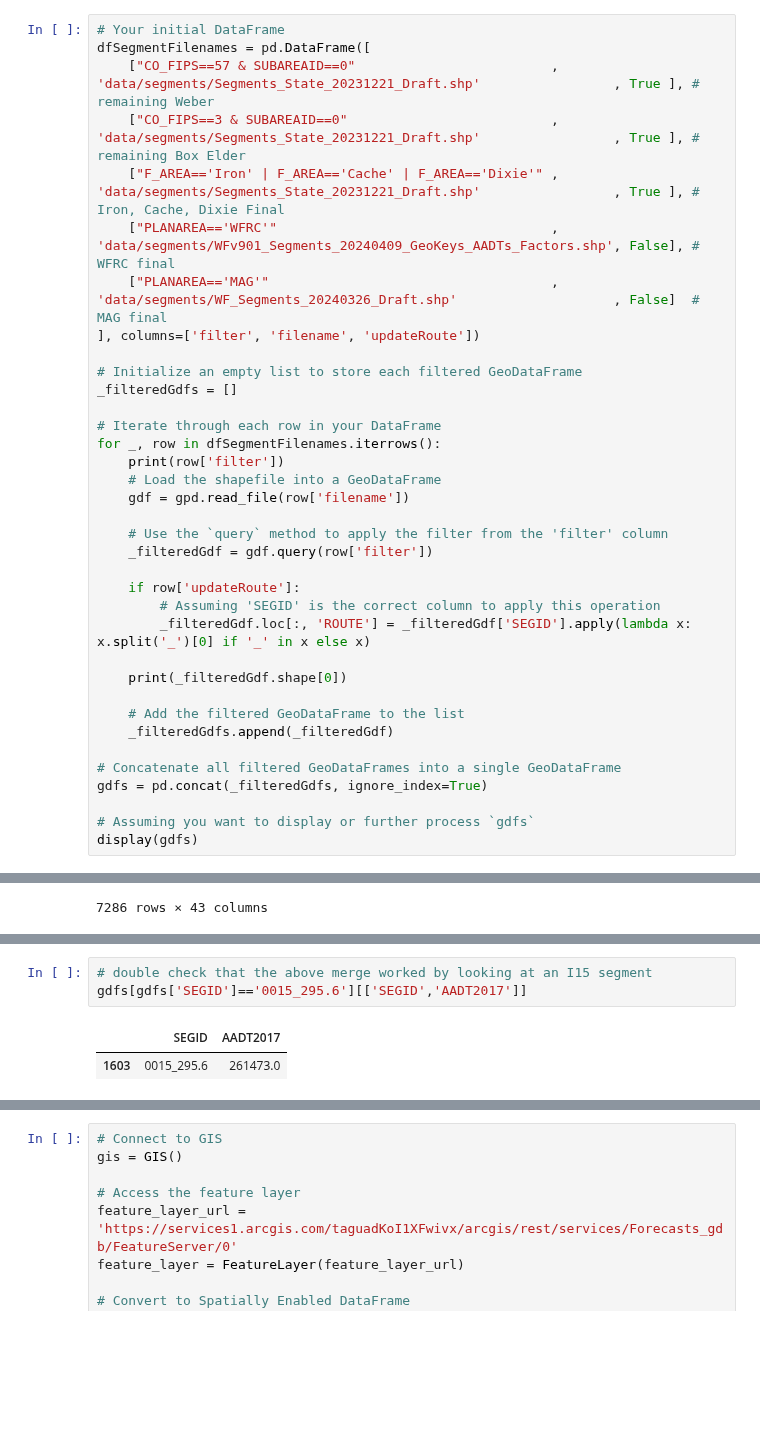
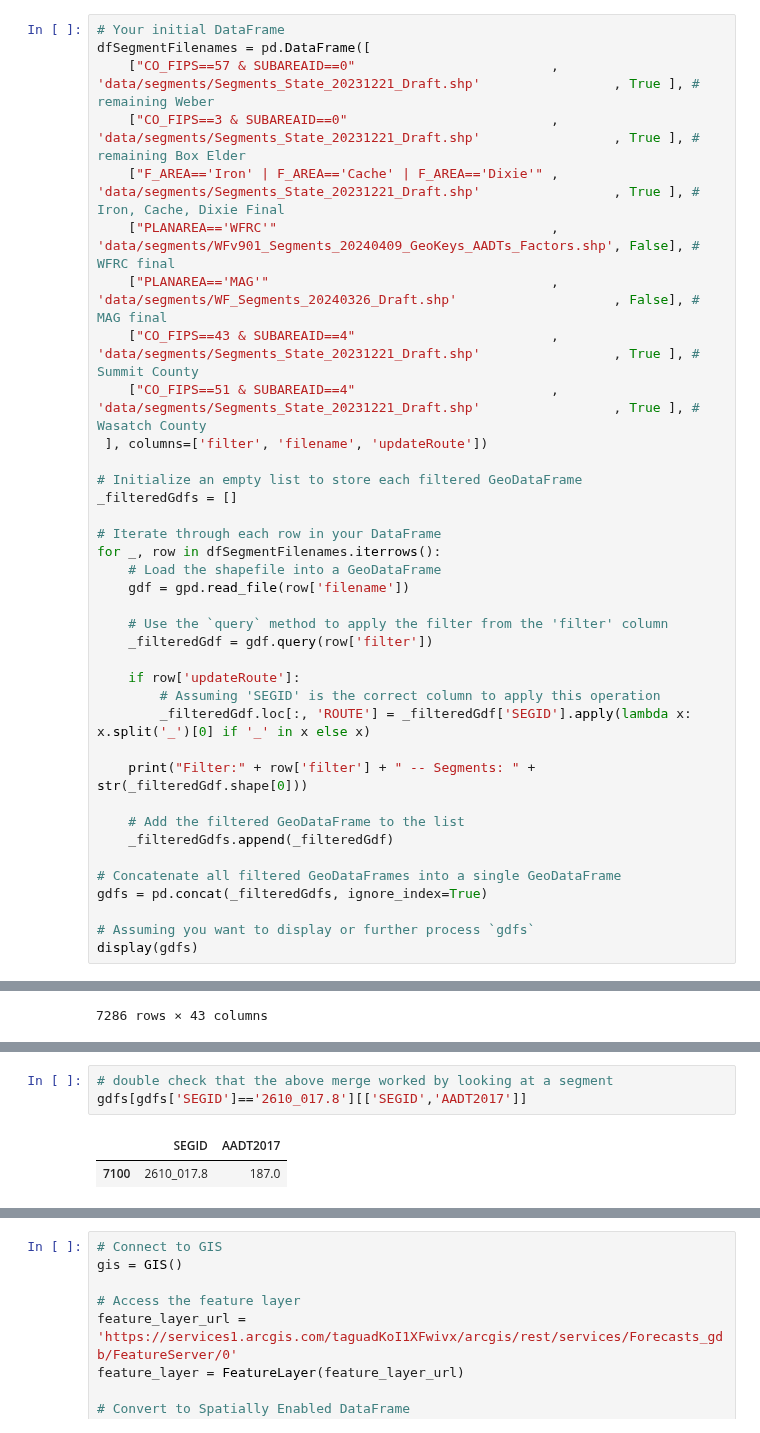
Before and after one commit to WFRCAnalytics/Traffic-Volume-Forecasts, a Jupyter notebook: 5-Prepare-Traffic-Volume-Map-Data.ipynb, the cells around one changed output, grey strips where cells are left out. Cells and saved outputs as stored; diff of their text form; blank space fills up the shorter version.

Commit message:
Finalize Summit/Wasatch Forecasts

```diff
--- a/5-Prepare-Traffic-Volume-Map-Data.ipynb
+++ b/5-Prepare-Traffic-Volume-Map-Data.ipynb
@@ -18,15 +18,16 @@ dfSegmentFilenames = pd.DataFrame([
     ["CO_FIPS==3 & SUBAREAID==0"                          , 'data/segments/Segments_State_20231221_Draft.shp'                 , True ], # remaining Box Elder
     ["F_AREA=='Iron' | F_AREA=='Cache' | F_AREA=='Dixie'" , 'data/segments/Segments_State_20231221_Draft.shp'                 , True ], # Iron, Cache, Dixie Final
     ["PLANAREA=='WFRC'"                                   , 'data/segments/WFv901_Segments_20240409_GeoKeys_AADTs_Factors.shp', False], # WFRC final
-    ["PLANAREA=='MAG'"                                    , 'data/segments/WF_Segments_20240326_Draft.shp'                    , False]  # MAG final
-], columns=['filter', 'filename', 'updateRoute'])
+    ["PLANAREA=='MAG'"                                    , 'data/segments/WF_Segments_20240326_Draft.shp'                    , False], # MAG final
+    ["CO_FIPS==43 & SUBAREAID==4"                         , 'data/segments/Segments_State_20231221_Draft.shp'                 , True ], # Summit County
+    ["CO_FIPS==51 & SUBAREAID==4"                         , 'data/segments/Segments_State_20231221_Draft.shp'                 , True ], # Wasatch County
+ ], columns=['filter', 'filename', 'updateRoute'])
 
 # Initialize an empty list to store each filtered GeoDataFrame
 _filteredGdfs = []
 
 # Iterate through each row in your DataFrame
 for _, row in dfSegmentFilenames.iterrows():
-    print(row['filter'])
     # Load the shapefile into a GeoDataFrame
     gdf = gpd.read_file(row['filename'])
 
@@ -37,7 +38,7 @@ for _, row in dfSegmentFilenames.iterrows():
         # Assuming 'SEGID' is the correct column to apply this operation
         _filteredGdf.loc[:, 'ROUTE'] = _filteredGdf['SEGID'].apply(lambda x: x.split('_')[0] if '_' in x else x)
 
-    print(_filteredGdf.shape[0])
+    print("Filter:" + row['filter'] + " -- Segments: " + str(_filteredGdf.shape[0]))
 
     # Add the filtered GeoDataFrame to the list
     _filteredGdfs.append(_filteredGdf)
@@ -160,9 +164,9 @@ display(gdfs)
 # %%
-# double check that the above merge worked by looking at an I15 segment
-gdfs[gdfs['SEGID']=='0015_295.6'][['SEGID','AADT2017']]
+# double check that the above merge worked by looking at a segment
+gdfs[gdfs['SEGID']=='2610_017.8'][['SEGID','AADT2017']]
 # %% [output]
 |  | SEGID | AADT2017 |
-| 1603 | 0015_295.6 | 261473.0 |
+| 7100 | 2610_017.8 | 187.0 |
 # %%
 # drop unneeded columns and fill nas
 sdfSegments = GeoAccessor.from_geodataframe(gdfs)
```
Also changed, not shown: parts of 11 cells of this notebook, 10 other files.
